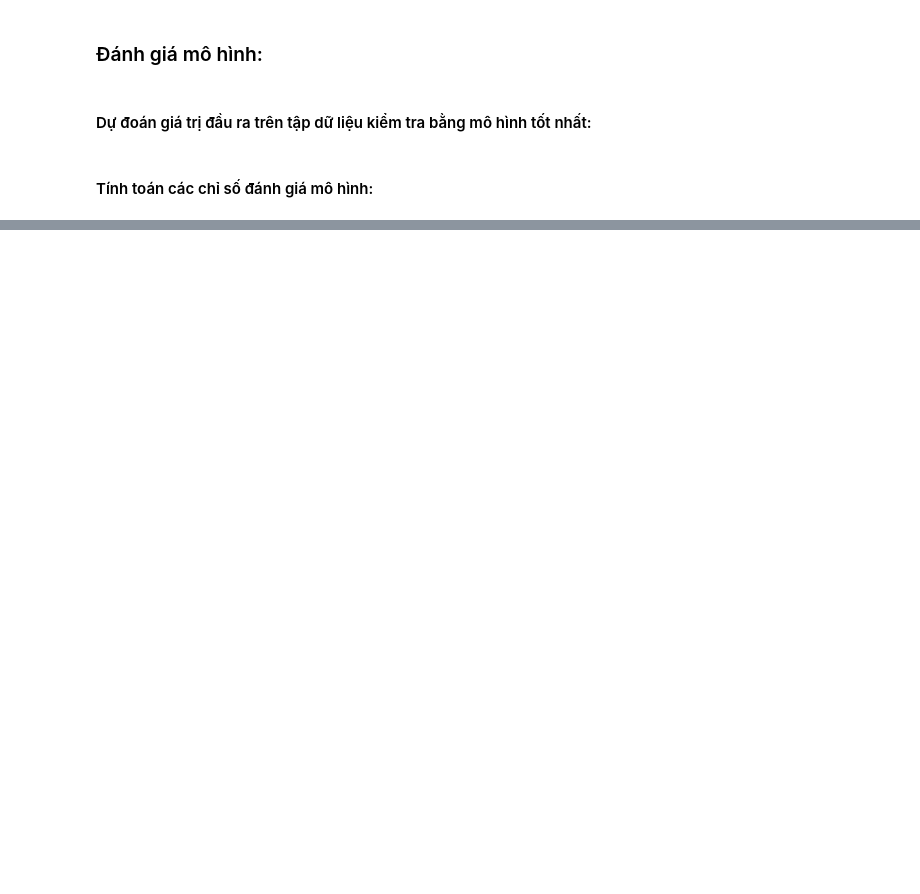
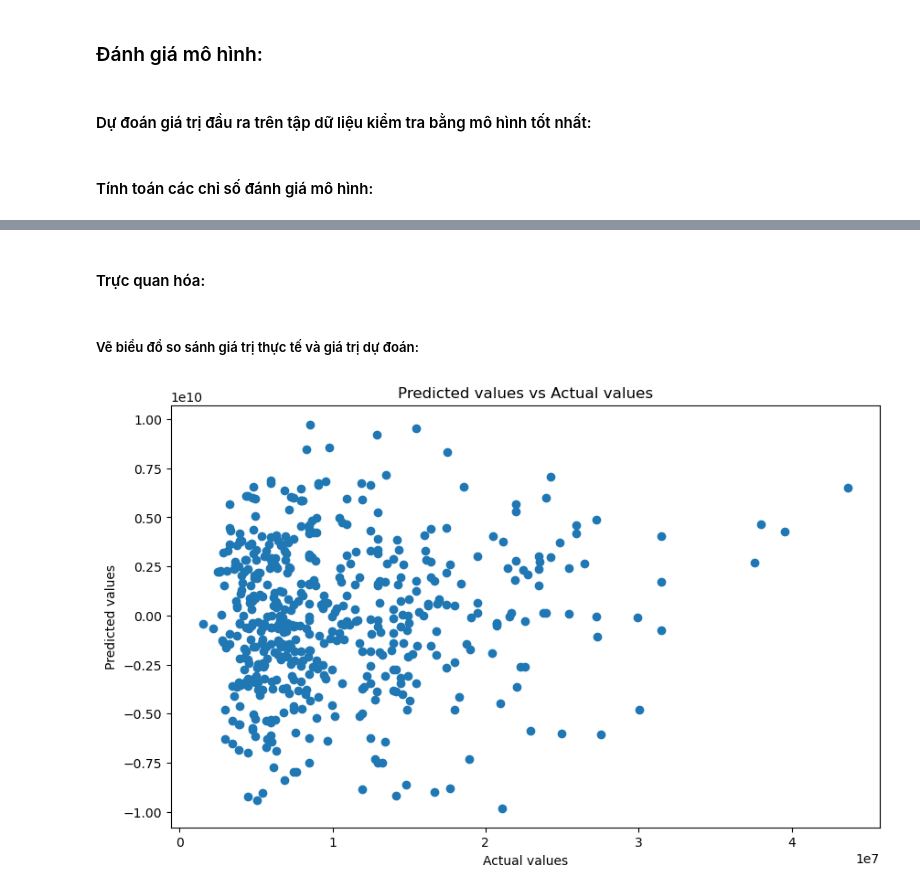
Before and after one commit to Yogurt01/G2_IntroToDataScience_CQ2022-21_Lab, a Jupyter notebook: notebooks/4.0-data-modelling.ipynb, the cells around one changed output, grey strips where cells are left out. Cells and saved outputs as stored; diff of their text form; code cells hidden in the pictures; blank space fills up the shorter version.

```diff
--- a/notebooks/4.0-data-modelling.ipynb
+++ b/notebooks/4.0-data-modelling.ipynb
@@ -417,7 +417,7 @@ grid_search.best_params_
 # %% [markdown]
 ### Huấn luyện mô hình với tham số tốt nhất & tính thời gian:
 # %%
-best_params = {'alpha': 1,
+best_params = {'alpha': 0.1,
                 'learning_rate': 'adaptive',
                 'max_iter': 500}
 # %%
@@ -453,0 +454,15 @@ R^2: -812129.31
+# %% [markdown]
+#### Trực quan hóa:
+# %% [markdown]
+##### Vẽ biểu đồ so sánh giá trị thực tế và giá trị dự đoán:
+# %%
+plt.figure(figsize=(10, 6))
+
+plt.scatter(y_test, y_pred_SGD)
+plt.xlabel('Actual values')
+plt.ylabel('Predicted values')
+plt.title('Predicted values vs Actual values')
+
+plt.show()
+# %% [output]
+[figure, added]
```
Also changed, not shown: parts of 6 cells of this notebook.
